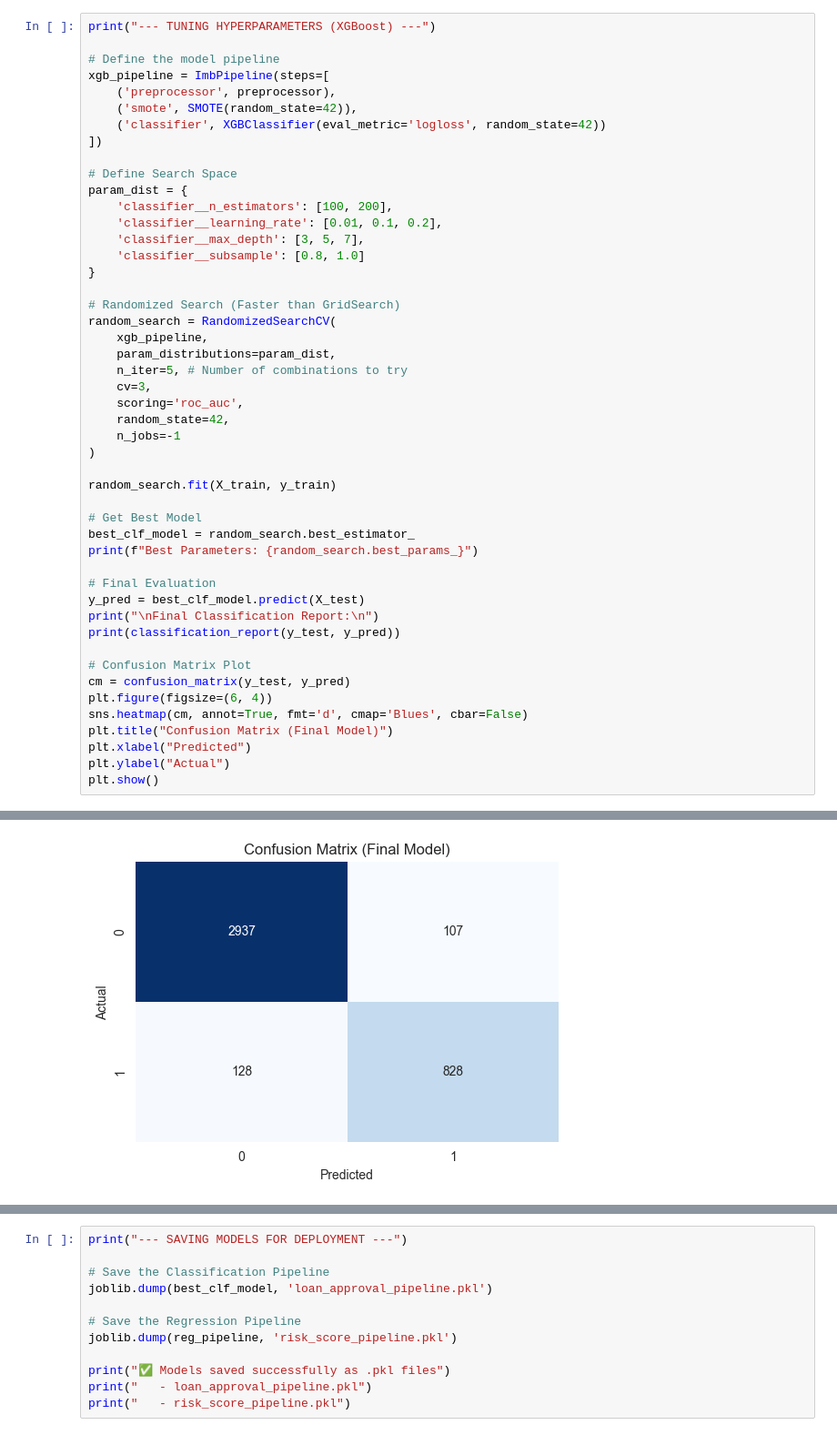
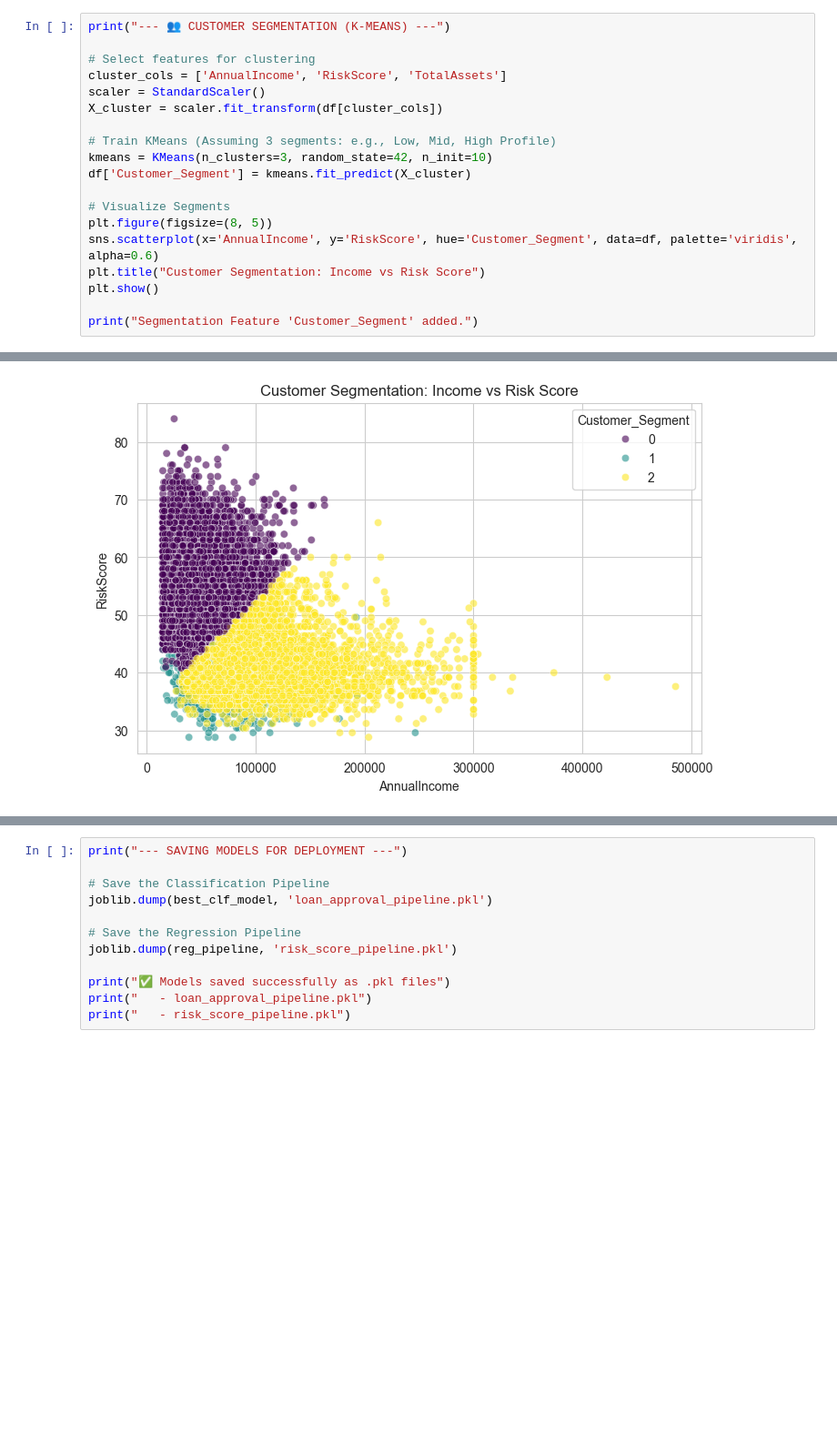
Before and after one commit to AnujanN/Financial-Risk-Modeling, a Jupyter notebook: Loan analysis.ipynb, the cells around one changed output, grey strips where cells are left out. Shown at 91% size. Drawn from its saved outputs; the diff is of its cells as text; blank space fills up the shorter version.

```diff
--- a/Loan analysis.ipynb
+++ b/Loan analysis.ipynb
@@ -172,49 +144,20 @@ print(f"\n🏆 Best Model Selected: {best_model_name}")
 # %%
-print("--- TUNING HYPERPARAMETERS (XGBoost) ---")
+print("--- 👥 CUSTOMER SEGMENTATION (K-MEANS) ---")
 
-# Define the model pipeline
-xgb_pipeline = ImbPipeline(steps=[
-    ('preprocessor', preprocessor),
-    ('smote', SMOTE(random_state=42)),
-    ('classifier', XGBClassifier(eval_metric='logloss', random_state=42))
-])
+# Select features for clustering
+cluster_cols = ['AnnualIncome', 'RiskScore', 'TotalAssets']
+scaler = StandardScaler()
+X_cluster = scaler.fit_transform(df[cluster_cols])
 
-# Define Search Space
-param_dist = {
-    'classifier__n_estimators': [100, 200],
-    'classifier__learning_rate': [0.01, 0.1, 0.2],
-    'classifier__max_depth': [3, 5, 7],
-    'classifier__subsample': [0.8, 1.0]
-}
+# Train KMeans (Assuming 3 segments: e.g., Low, Mid, High Profile)
+kmeans = KMeans(n_clusters=3, random_state=42, n_init=10)
+df['Customer_Segment'] = kmeans.fit_predict(X_cluster)
 
-# Randomized Search (Faster than GridSearch)
-random_search = RandomizedSearchCV(
-    xgb_pipeline,
-    param_distributions=param_dist,
-    n_iter=5, # Number of combinations to try
-    cv=3,
-    scoring='roc_auc',
-    random_state=42,
-    n_jobs=-1
-)
+# Visualize Segments
+plt.figure(figsize=(8, 5))
+sns.scatterplot(x='AnnualIncome', y='RiskScore', hue='Customer_Segment', data=df, palette='viridis', alpha=0.6)
+plt.title("Customer Segmentation: Income vs Risk Score")
+plt.show()
 
-random_search.fit(X_train, y_train)
-
-# Get Best Model
-best_clf_model = random_search.best_estimator_
-print(f"Best Parameters: {random_search.best_params_}")
-
-# Final Evaluation
-y_pred = best_clf_model.predict(X_test)
-print("\nFinal Classification Report:\n")
-print(classification_report(y_test, y_pred))
-
-# Confusion Matrix Plot
-cm = confusion_matrix(y_test, y_pred)
-plt.figure(figsize=(6, 4))
-sns.heatmap(cm, annot=True, fmt='d', cmap='Blues', cbar=False)
-plt.title("Confusion Matrix (Final Model)")
-plt.xlabel("Predicted")
-plt.ylabel("Actual")
-plt.show()
+print("Segmentation Feature 'Customer_Segment' added.")
 # %% [output]
@@ -234 +165 @@ weighted avg       0.94      0.94      0.94      4000
-[figure, old version]
+[figure, new version]
```
Also changed, not shown: parts of 12 cells of this notebook.
